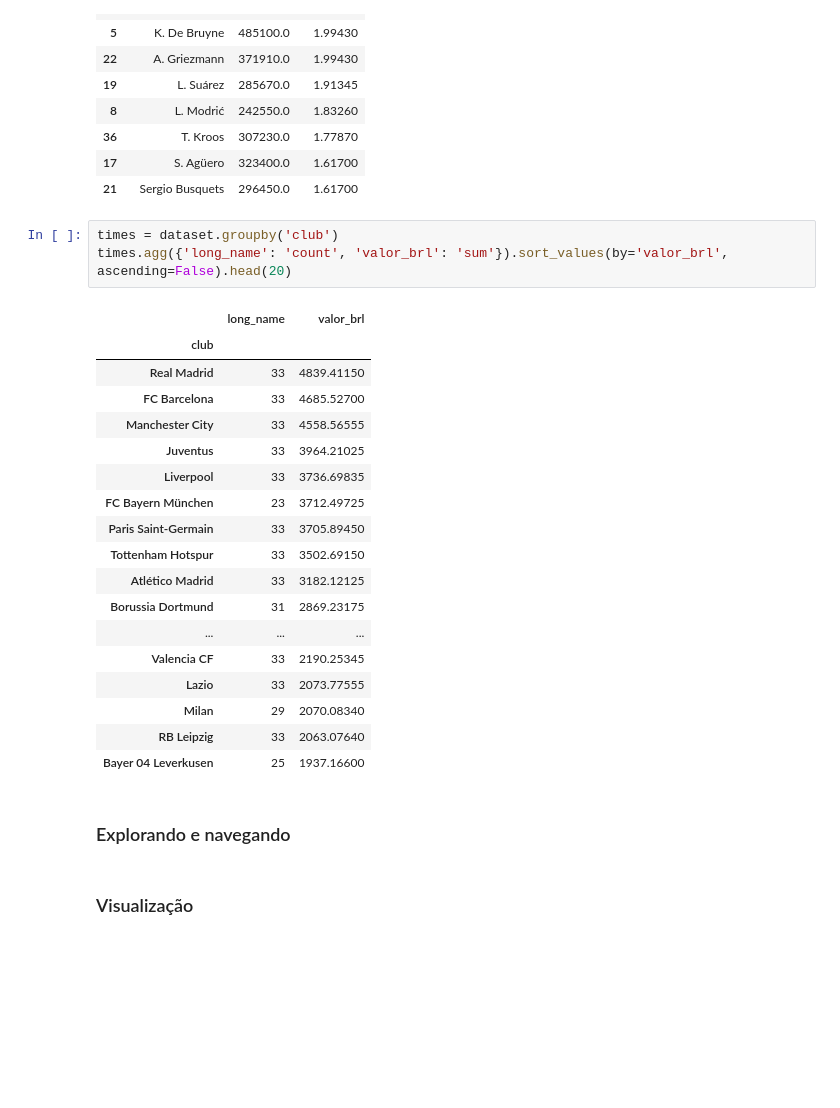
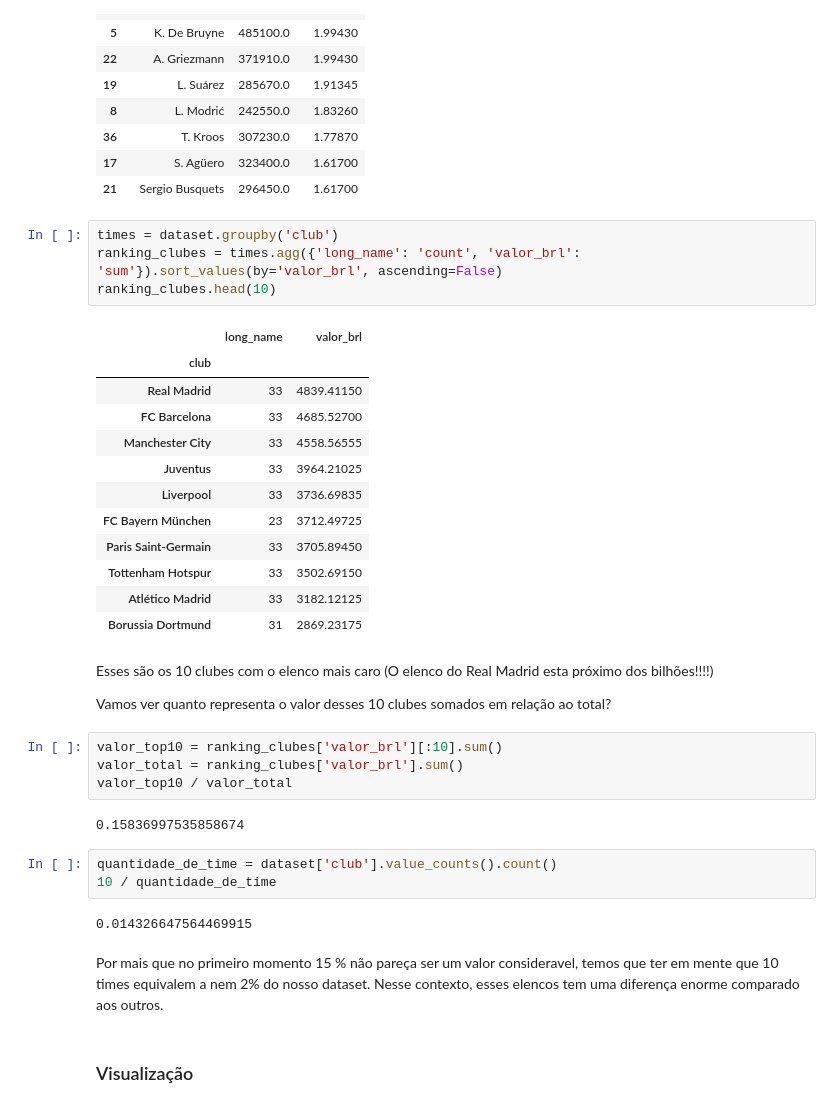
Before and after one commit to nailuz/hacking-fifa, a Jupyter notebook: fifa-analytics.ipynb, the cells around one changed output. Cells and saved outputs as stored; diff of their text form; blank space fills up the shorter version.

```diff
--- a/fifa-analytics.ipynb
+++ b/fifa-analytics.ipynb
@@ -259,28 +265,38 @@ dataset[['short_name', 'valor_brl', 'salario_brl']].sort_values(by='salario_brl'
 | 21 | Sergio Busquets | 296450.0 | 1.61700 |
 # %%
 times = dataset.groupby('club')
-times.agg({'long_name': 'count', 'valor_brl': 'sum'}).sort_values(by='valor_brl', ascending=False).head(20)
+ranking_clubes = times.agg({'long_name': 'count', 'valor_brl': 'sum'}).sort_values(by='valor_brl', ascending=False)
+ranking_clubes.head(10)
 # %% [output]
 |  | long_name | valor_brl |
 | club |  |  |
 | Real Madrid | 33 | 4839.41150 |
 | FC Barcelona | 33 | 4685.52700 |
 | Manchester City | 33 | 4558.56555 |
 | Juventus | 33 | 3964.21025 |
 | Liverpool | 33 | 3736.69835 |
 | FC Bayern München | 23 | 3712.49725 |
 | Paris Saint-Germain | 33 | 3705.89450 |
 | Tottenham Hotspur | 33 | 3502.69150 |
 | Atlético Madrid | 33 | 3182.12125 |
 | Borussia Dortmund | 31 | 2869.23175 |
-| ... | ... | ... |
-| Valencia CF | 33 | 2190.25345 |
-| Lazio | 33 | 2073.77555 |
-| Milan | 29 | 2070.08340 |
-| RB Leipzig | 33 | 2063.07640 |
-| Bayer 04 Leverkusen | 25 | 1937.16600 |
-# %% [markdown]
-### Explorando e navegando
+# %% [markdown]
+Esses são os 10 clubes com o elenco mais caro (O elenco do Real Madrid esta próximo dos  bilhões!!!!)
+
+Vamos ver quanto representa o valor desses 10 clubes somados em relação ao total?
+# %%
+valor_top10 = ranking_clubes['valor_brl'][:10].sum()
+valor_total = ranking_clubes['valor_brl'].sum()
+valor_top10 / valor_total
+# %% [output]
+0.15836997535858674
+# %%
+quantidade_de_time = dataset['club'].value_counts().count()
+10 / quantidade_de_time
+# %% [output]
+0.014326647564469915
+# %% [markdown]
+Por mais que no primeiro momento 15 % não pareça ser um valor consideravel, temos que ter em mente que 10 times equivalem a nem 2% do nosso dataset. Nesse contexto, esses elencos tem uma diferença enorme comparado aos outros.
 # %% [markdown]
 ### Visualização
 # %%
```
Also changed, not shown: parts of 4 cells of this notebook.
